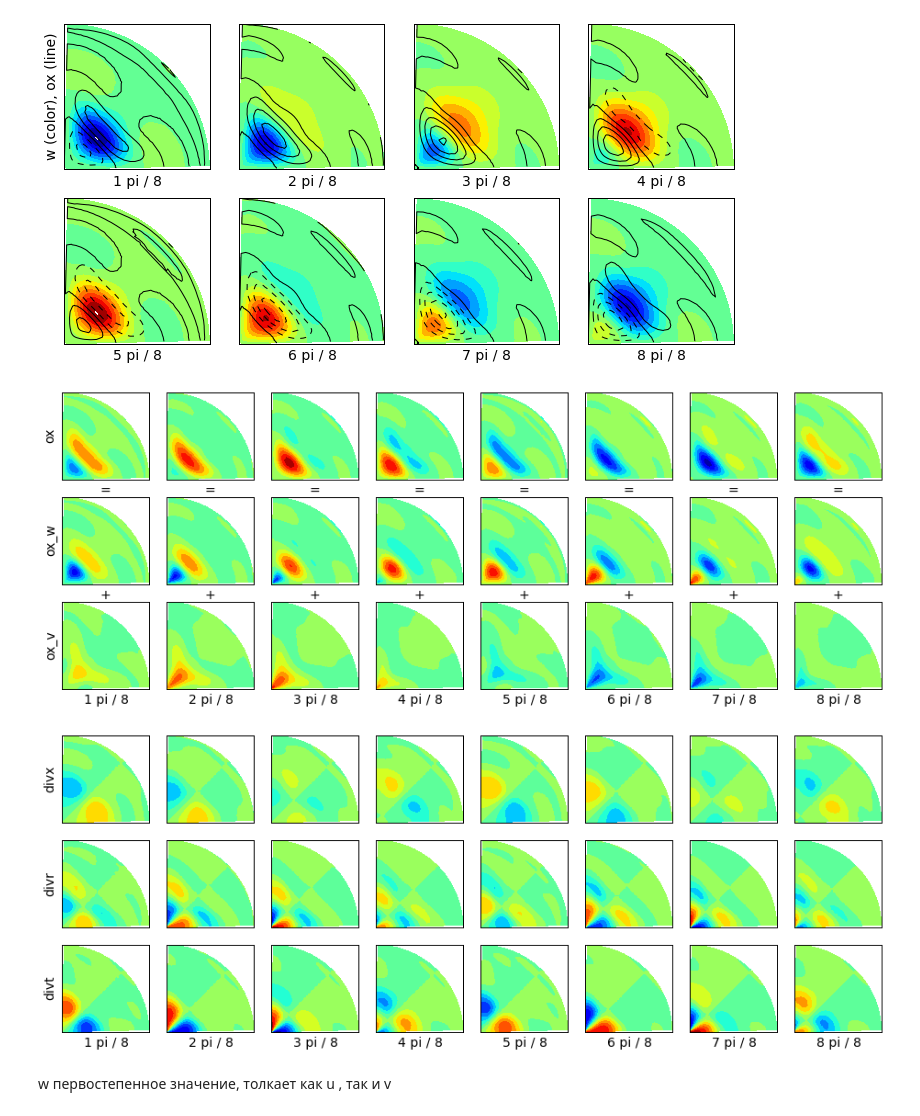
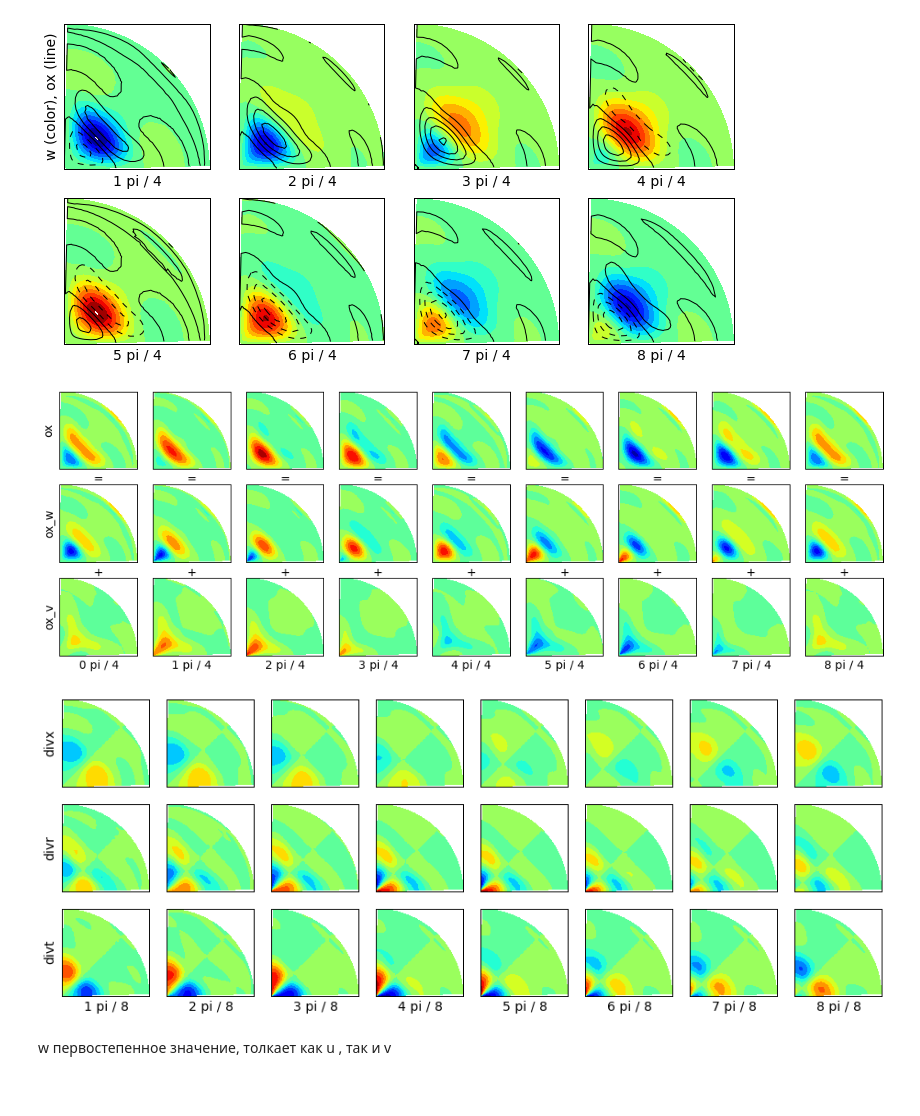
Before and after one commit to pimanov/research, a Jupyter notebook: TW-continued/TW-lin-analiz.ipynb, the cells around one changed output. Drawn from its saved outputs; the diff is of its cells as text; code cells hidden in the pictures.

```diff
--- a/TW-continued/TW-lin-analiz.ipynb
+++ b/TW-continued/TW-lin-analiz.ipynb
@@ -316,7 +316,7 @@ for ii in range(1,65,8):
     pp.polar_contourf(yt[1:-1], th.f[1:-1], w[1:-1,1:-1,ii], (-0.016,0.016))
     #pp.polar_arrow(vel[1,1:-1:4,1:-1:4,ii], vel[2,1:-1:4,1:-1:4,ii], r.f[1:-1:4], th.f[1:-1:4],3000)
     pp.polar_contour(yt[1:-1], th.f[1:-1], ox[1:-1,1:-1,ii], -0.16, +0.16, 11)
-    plt.xlabel("%d pi / 8" % n, fontsize=14)
+    plt.xlabel("%d pi / 4" % n, fontsize=14)
     n+=1
     if ff:
         ff=False
@@ -351,37 +351,42 @@ def get_ox_part(vel):
 ox_v, ox_w = get_ox_part(vel)
 # %%
 ox1max = ox.max()
+# %%
+ox.T[0] = ox.T[-2]
+ox_w.T[0] = ox_w.T[-2]
+ox_v.T[0] = ox_v.T[-2]
 # %%
-plt.figure(figsize=(16,16))
+plt.figure(figsize=(18,18))
 n=1
 ff = True
 
-for ii in range(1,65,8):
+for ii in range(0,65,8):
 
-    plt.subplot(8,8,n)
+    plt.subplot(9,9,n)
     pp.polar_contourf(yt[1:-1], th.f[1:-1], ox[1:-1,1:-1,ii], (-ox1max, ox1max))
     #pp.polar_arrow(vel[1,1:-1:3,1:-1:3,ii], lin[2,1:-1:3,1:-1:3,ii], r.f[1:-1:3], th.f[1:-1:3],2000)
     if ff:
         plt.ylabel("ox",fontsize=14)
     plt.xlabel("=", fontsize=14)
 
-    plt.subplot(8,8,n+8)
+    plt.subplot(9,9,n+9)
     pp.polar_contourf(yt[1:-1], th.f[1:-1], ox_w[1:-1,1:-1,ii], (-ox1max, ox1max))
     #pp.polar_arrow(vel[1,1:-1:3,1:-1:3,ii], lin[2,1:-1:3,1:-1:3,ii], r.f[1:-1:3], th.f[1:-1:3],2000)
     if ff:
         plt.ylabel("ox_w",fontsize=14)
     plt.xlabel("+", fontsize=14)
 
-    plt.subplot(8,8,n+16)
+    plt.subplot(9,9,n+18)
     pp.polar_contourf(yt[1:-1], th.f[1:-1], ox_v[1:-1,1:-1,ii], (-ox1max, ox1max))
     #pp.polar_arrow(vel[1,1:-1:3,1:-1:3,ii], vel1[2,1:-1:3,1:-1:3,ii], r.f[1:-1:3], th.f[1:-1:3],2000)
     if ff:
         plt.ylabel("ox_v",fontsize=14)
         ff = False
-    plt.xlabel("%d pi / 8" % n, fontsize=14)
+    plt.xlabel("%d pi / 4" % (n-1), fontsize=14)
+
     n += 1
 # %% [output]
-[figure, old version]
+[figure, new version]
 # %%
 def get_div_part(vel):
     u,v,w = vel
@@ -406,7 +411,7 @@ plt.figure(figsize=(16,16))
 n=1
 ff = True
 
-for ii in range(1,65,8):
+for ii in range(1,33,4):
 
     plt.subplot(8,8,n)
     pp.polar_contourf(yt[1:-1], th.f[1:-1], divx[1:-1,1:-1,ii], (-dmax, dmax))
@@ -430,6 +435,6 @@ for ii in range(1,65,8):
 
     n += 1
 # %% [output]
-[figure, old version]
+[figure, new version]
 # %% [markdown]
 w первостепенное значение, толкает как u , так и v
```
Also changed, not shown: parts of 11 cells of this notebook, 11 other files.
